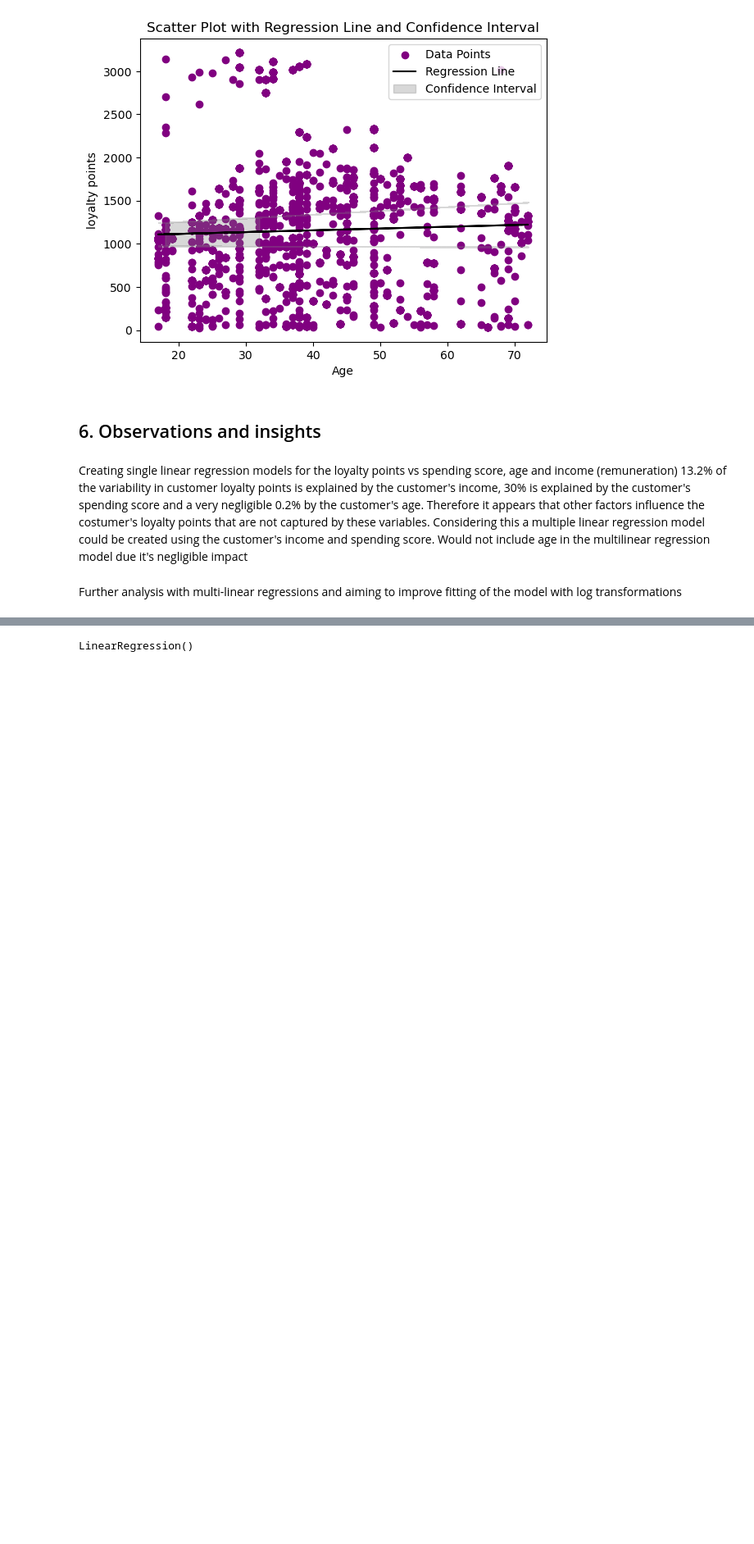
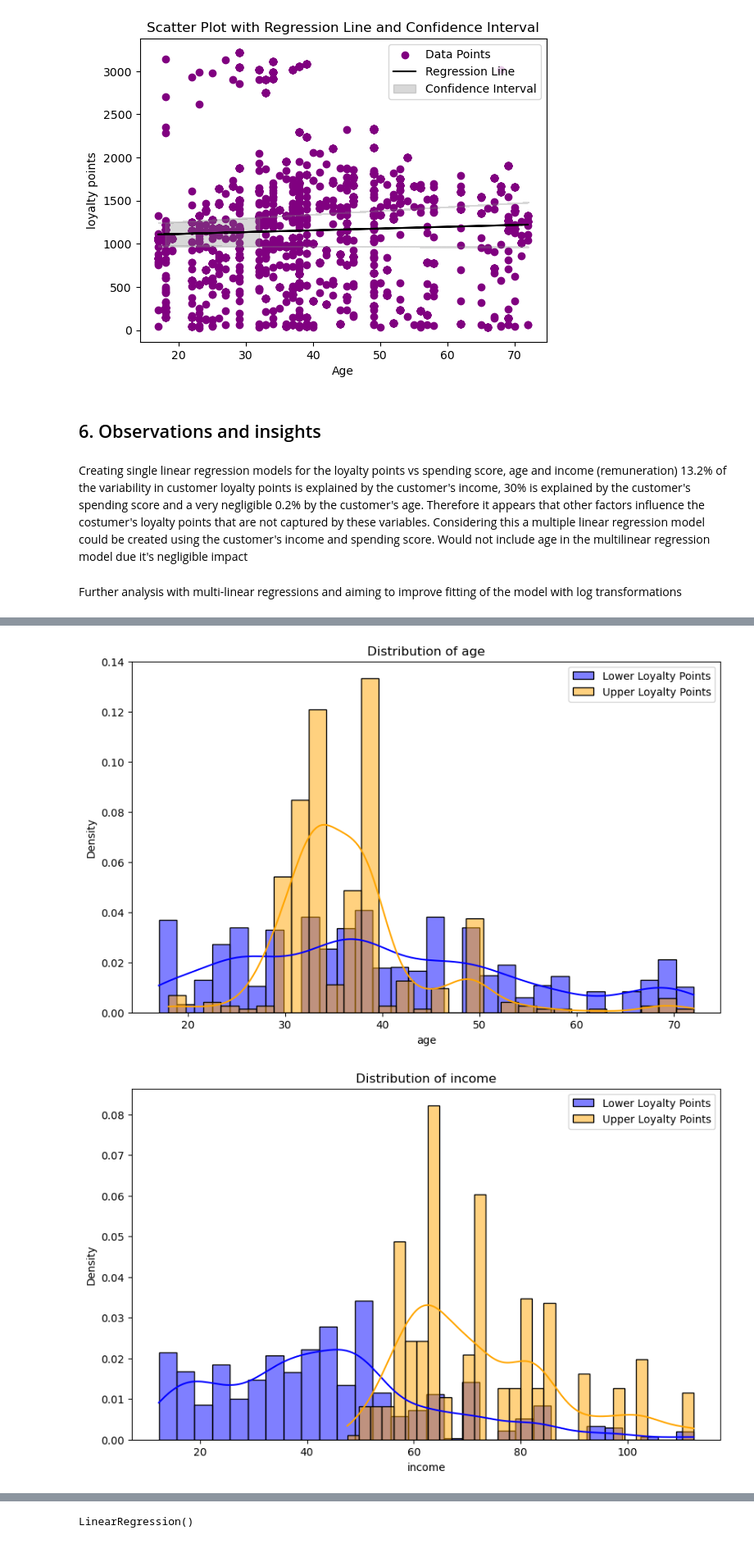
Before and after one commit to beata-faitli/Turtle-Games, a Jupyter notebook: Faitli_Beata_DA301_Assignment_Notebook.ipynb, the cells around one changed output, grey strips where cells are left out. Shown at 82% size. Cells and saved outputs as stored; diff of their text form; code cells hidden in the pictures; blank space fills up the shorter version.

```diff
--- a/Faitli_Beata_DA301_Assignment_Notebook.ipynb
+++ b/Faitli_Beata_DA301_Assignment_Notebook.ipynb
@@ -1314,0 +1299,18 @@ plt.show()
+# %%
+# Create the binary flags for loyalty points
+reviews['loyalty_points_lower'] = (reviews['loyalty_points'] > 200) & (reviews['loyalty_points'] < 2100)
+reviews['loyalty_points_upper'] = reviews['loyalty_points'] >= 2100
+
+# Filter the dataset into two separate sets based on the flags
+lower_loyalty_points_data = reviews[reviews['loyalty_points_lower']]
+upper_loyalty_points_data = reviews[reviews['loyalty_points_upper']]
+
+# Print the shapes of the datasets to verify the split
+print("Lower loyalty points dataset shape:", lower_loyalty_points_data.shape)
+print("Upper loyalty points dataset shape:", upper_loyalty_points_data.shape)
+
+# Optional: Group the data by loyalty points category for further aggregation/analysis
+#grouped_data = reviews.groupby(['loyalty_points_lower', 'loyalty_points_upper'])
+#grouped_data.head()
+
+lower_loyalty_points_data.head()
@@ -1314,0 +1326,23 @@ plt.show()
+# %%
+# Plot the distribution of the divided loyalty points dataset
+# Identify numerical columns
+numerical_cols = reviews.select_dtypes(include=['float64', 'int64']).columns.tolist()
+
+# Function to plot distributions for numerical variables
+def plot_numerical_distribution(data_lower, data_upper, numerical_cols):
+    for col in numerical_cols:
+        plt.figure(figsize=(10, 6))
+
+        # Plot histograms for both lower and upper loyalty points groups
+        sns.histplot(data_lower[col], color='blue', label='Lower Loyalty Points', kde=True, stat="density", bins=30, alpha=0.5)
+        sns.histplot(data_upper[col], color='orange', label='Upper Loyalty Points', kde=True, stat="density", bins=30, alpha=0.5)
+
+        plt.title(f'Distribution of {col}')
+        plt.legend()
+        plt.show()
+
+# Call the plotting functions
+plot_numerical_distribution(lower_loyalty_points_data, upper_loyalty_points_data, numerical_cols)
+# %% [output]
+[figure, added]
+[figure, added]
```
Also changed, not shown: parts of 62 cells of this notebook.
